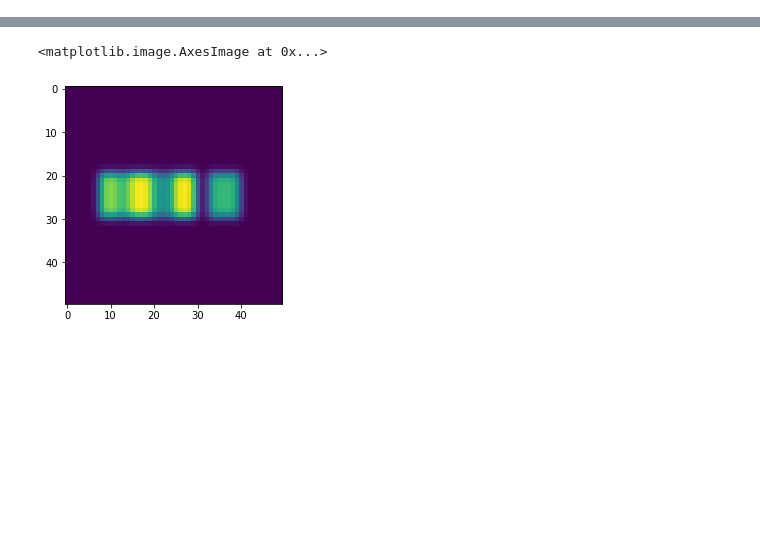
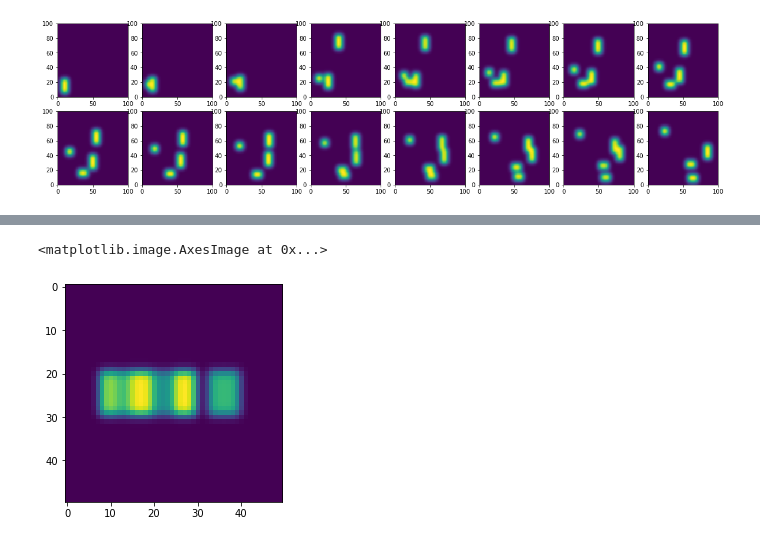
Before and after one commit to KillianBrennan/cell_tracker, a Jupyter notebook: working_principle.ipynb, the cells around one changed output, grey strips where cells are left out. Cells and saved outputs as stored; diff of their text form; code cells hidden in the pictures; blank space fills up the shorter version.

```diff
--- a/working_principle.ipynb
+++ b/working_principle.ipynb
@@ -64,2 +79,9 @@ for i, date in enumerate(datelist):
+# %%
+fig,ax = plt.subplots(2,len(fields)//2,figsize=(20,5))
+ax = ax.flatten()
+for i,field in enumerate(fields):
+    ax[i].pcolormesh(field)
+# %% [output]
+[figure, added]
 # %%
 # track the cells
```
Also changed, not shown: parts of 12 cells of this notebook, 1 other file.
